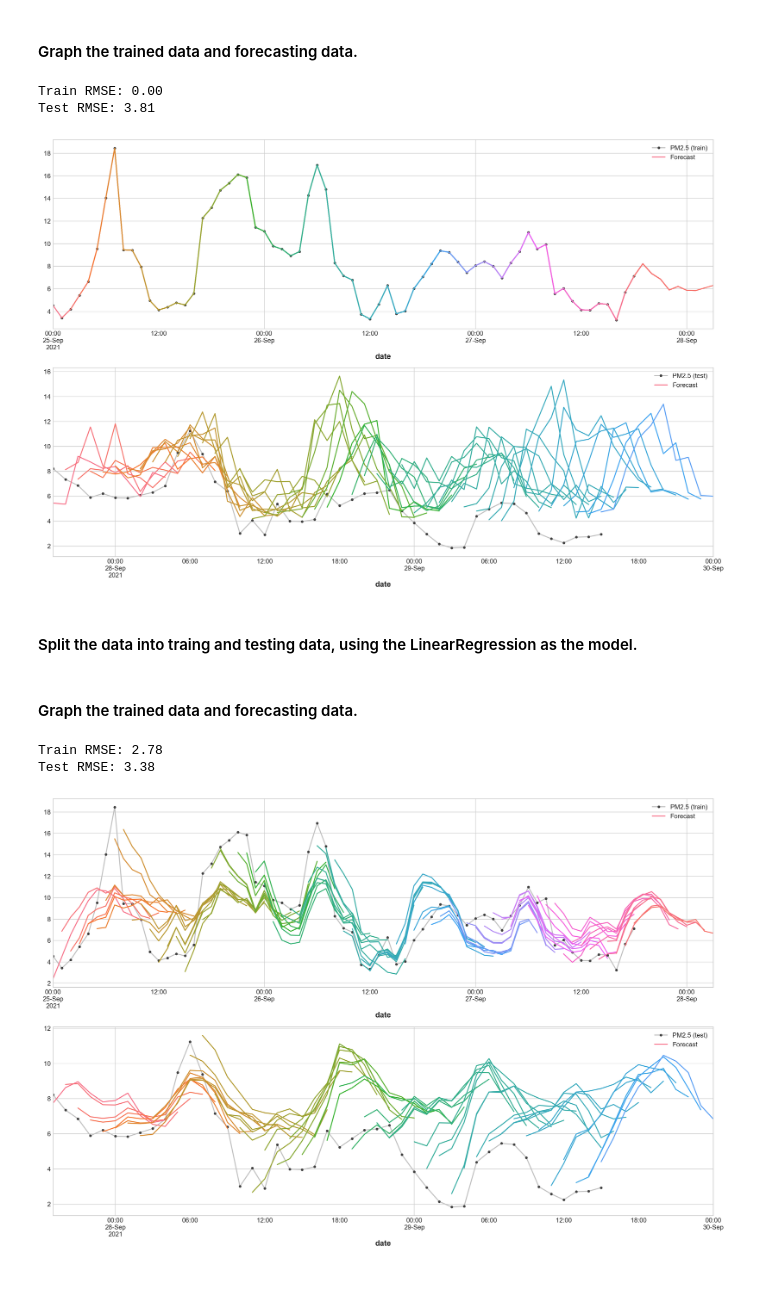
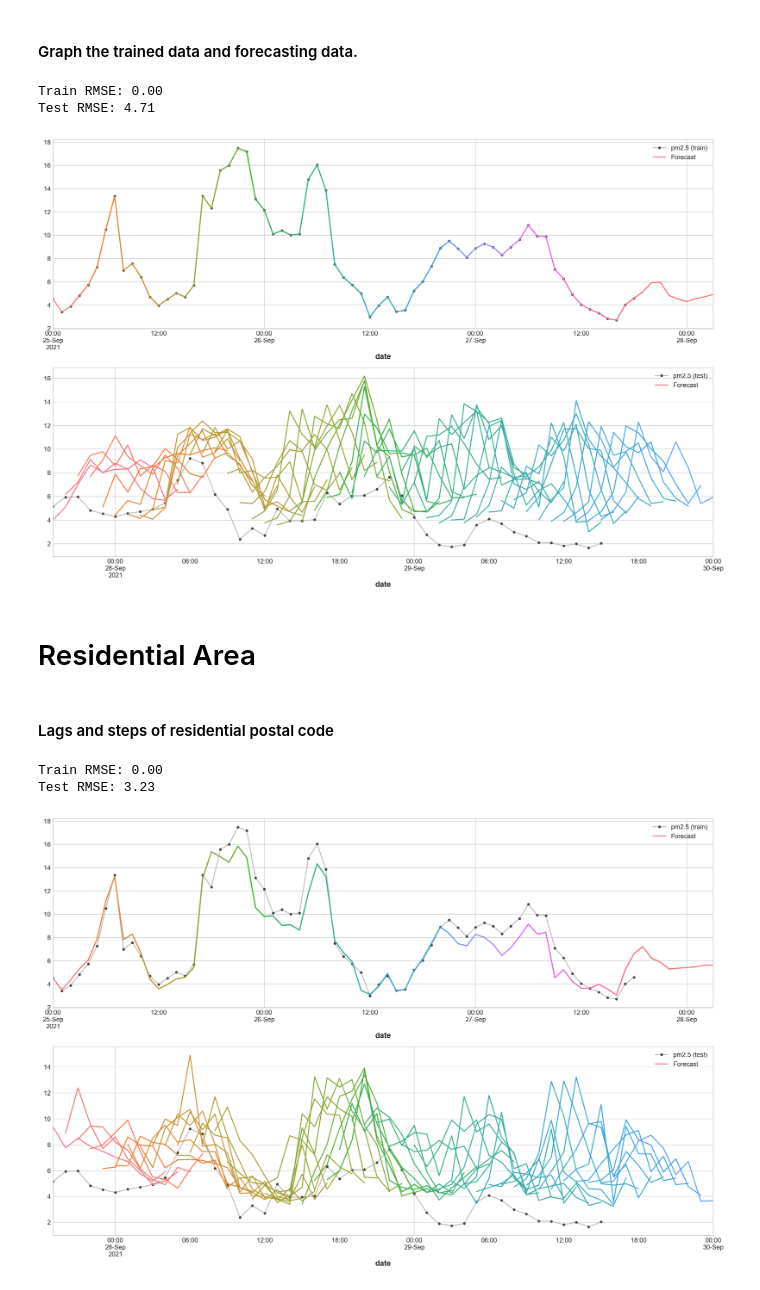
Before and after one commit to chandieka/air-analysis, a Jupyter notebook: Forecasting/pm2_5.ipynb, the cells around one changed output. Saved outputs shown, nothing was run; the diff lists cells and outputs as text; code cells hidden in the pictures.

Commit message:
Added other graphs for different areas for forecasting.
Added graphs for postal codes of:
- Residential Area
- Industrial Area
- City Center Area

```diff
--- a/Forecasting/pm2_5.ipynb
+++ b/Forecasting/pm2_5.ipynb
@@ -68,2 +66,6 @@ merge_data_pc = merge_data_per_zip[5612]
+# %%
+merge_data_pc_industrial = merge_data_per_zip[5651]
+merge_data_pc_center = merge_data_per_zip[5611]
+merge_data_pc_residential =  merge_data_per_zip[5654]
 # %% [markdown]
 #### Select which days that would be used.
@@ -76,3 +72,11 @@ merge_data_pc = merge_data_pc[(merge_data_pc.index >= startdate) & (merge_data_p
+# %%
+startDate = '2021-09-25'
+endDate = '2021-09-30'
+
+merge_data_pc_industrial = merge_data_pc_industrial[(merge_data_pc_industrial.index >= startDate) & (merge_data_pc_industrial.index <= endDate)]
+merge_data_pc_residential = merge_data_pc_residential[(merge_data_pc_residential.index >= startDate) & (merge_data_pc_residential.index <= endDate)]
+merge_data_pc_center = merge_data_pc_center[(merge_data_pc_center.index >= startDate) & (merge_data_pc_center.index <= endDate)]
+# merge_data_pc_industrial
 # %% [markdown]
 #### Create lags and steps to be used for forecasting.
 # %%
@@ -125,46 +130,58 @@ print((f"Train RMSE: {train_rmse:.2f}\n" f"Test RMSE: {test_rmse:.2f}"))
 palette = dict(palette='husl', n_colors=64)
 fig, (ax1, ax2) = plt.subplots(2, 1, figsize=(15, 10))
 
-ax1 = merge_data_pc['pm2.5'][y_fit.index].plot(**plot_params, ax=ax1)
+ax1 = merge_data_pc_industrial['pm2.5'][y_fit.index].plot(**plot_params, ax=ax1)
 ax1 = plot_multistep(y_fit, ax=ax1, palette_kwargs=palette)
-_ = ax1.legend(['PM2.5 (train)', 'Forecast'])
+_ = ax1.legend(['pm2.5 (train)', 'Forecast'])
 
-ax2 = merge_data_pc['pm2.5'][y_pred.index].plot(**plot_params, ax=ax2)
+ax2 = merge_data_pc_industrial['pm2.5'][y_pred.index].plot(**plot_params, ax=ax2)
 ax2 = plot_multistep(y_pred, ax=ax2, palette_kwargs=palette)
-_ = ax2.legend(['PM2.5 (test)', 'Forecast'])
+_ = ax2.legend(['pm2.5 (test)', 'Forecast'])
 # %% [output]
 Train RMSE: 0.00
-Test RMSE: 3.81
+Test RMSE: 4.71
-[figure, old version]
+[figure, new version]
-# %% [markdown]
-#### Split the data into traing and testing data, using the LinearRegression as the model.
+# %% [markdown]
+# Residential Area
+# %% [markdown]
+#### Lags and steps of residential postal code
+# %%
+# Four weeks of lag features
+y = merge_data_pc_residential['pm2.5'].copy()
+X = make_lags(y, lags=24).fillna(0.0)
+
+# Eight-week forecast
+y = make_multistep_target(y, steps=10).dropna()
+y, X = y.align(X, join='inner', axis=0)
+
+# print(X)
+# print(y)
 # %%
 # Create splits
 X_train, X_test, y_train, y_test = train_test_split(X, y, test_size=0.4, shuffle=False)
 
-model = LinearRegression()
+model = MultiOutputRegressor(XGBRegressor())
 model.fit(X_train, y_train)
 
 y_fit = pd.DataFrame(model.predict(X_train), index=X_train.index, columns=y.columns)
+
 y_pred = pd.DataFrame(model.predict(X_test), index=X_test.index, columns=y.columns)
-# %% [markdown]
-#### Graph the trained data and forecasting data.
 # %%
 train_rmse = mean_squared_error(y_train, y_fit, squared=False)
 test_rmse = mean_squared_error(y_test, y_pred, squared=False)
 print((f"Train RMSE: {train_rmse:.2f}\n" f"Test RMSE: {test_rmse:.2f}"))
 
 palette = dict(palette='husl', n_colors=64)
 fig, (ax1, ax2) = plt.subplots(2, 1, figsize=(15, 10))
 
-ax1 = merge_data_pc['pm2.5'][y_fit.index].plot(**plot_params, ax=ax1)
+ax1 = merge_data_pc_industrial['pm2.5'][y_fit.index].plot(**plot_params, ax=ax1)
 ax1 = plot_multistep(y_fit, ax=ax1, palette_kwargs=palette)
-_ = ax1.legend(['PM2.5 (train)', 'Forecast'])
+_ = ax1.legend(['pm2.5 (train)', 'Forecast'])
 
-ax2 = merge_data_pc['pm2.5'][y_pred.index].plot(**plot_params, ax=ax2)
+ax2 = merge_data_pc_industrial['pm2.5'][y_pred.index].plot(**plot_params, ax=ax2)
 ax2 = plot_multistep(y_pred, ax=ax2, palette_kwargs=palette)
-_ = ax2.legend(['PM2.5 (test)', 'Forecast'])
+_ = ax2.legend(['pm2.5 (test)', 'Forecast'])
 # %% [output]
-Train RMSE: 2.78
-Test RMSE: 3.38
+Train RMSE: 0.00
+Test RMSE: 3.23
-[figure, old version]
+[figure, new version]
```
Also changed, not shown: parts of 11 cells of this notebook, 4 other files.
